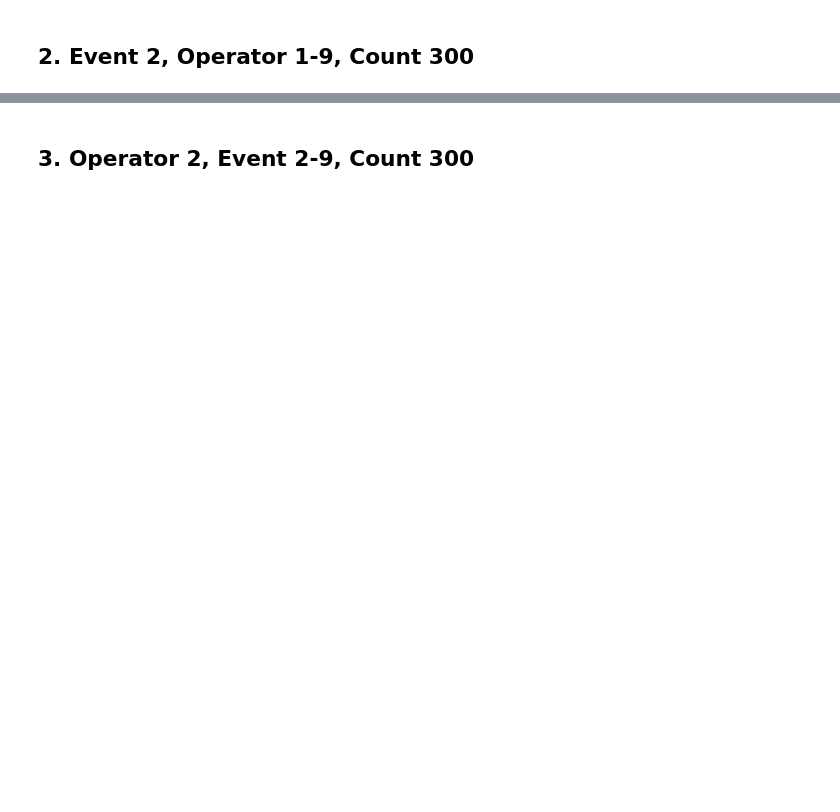
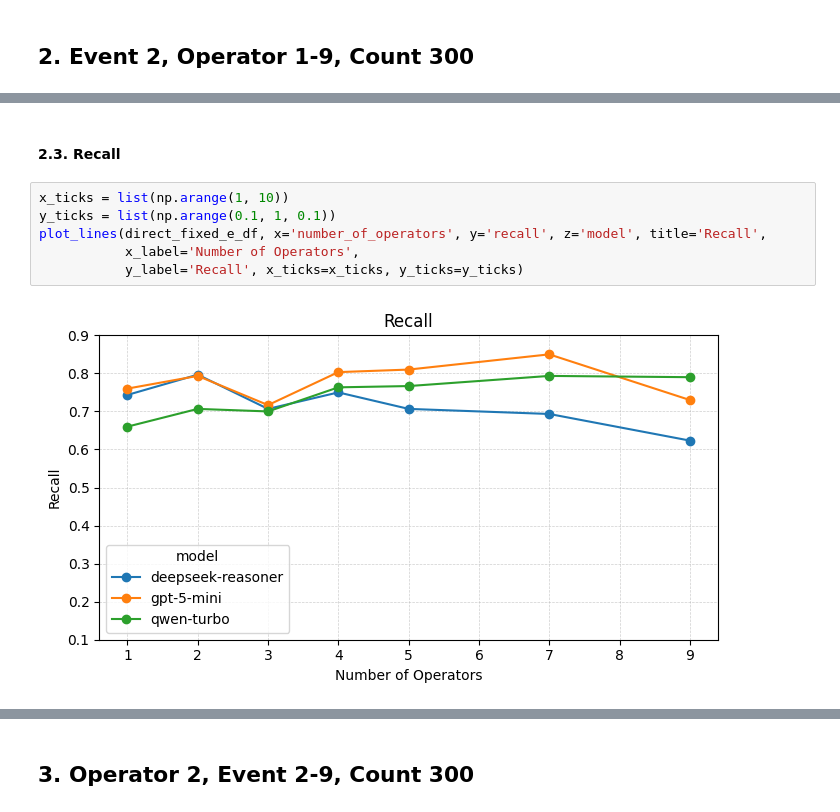
Before and after one commit to RutaTang/LTLBench, a Jupyter notebook: analysis.ipynb, the cells around one changed output, grey strips where cells are left out. Saved outputs shown, nothing was run; the diff lists cells and outputs as text; blank space fills up the shorter version.

```diff
--- a/analysis.ipynb
+++ b/analysis.ipynb
@@ -290,0 +393,10 @@ plot_lines(models_data_df, x='number_of_operators', y='auc', z='model', title='A
+# %% [markdown]
+#### 2.3. Recall
+# %%
+x_ticks = list(np.arange(1, 10))
+y_ticks = list(np.arange(0.1, 1, 0.1))
+plot_lines(direct_fixed_e_df, x='number_of_operators', y='recall', z='model', title='Recall',
+           x_label='Number of Operators',
+           y_label='Recall', x_ticks=x_ticks, y_ticks=y_ticks)
+# %% [output]
+[figure, added]
```
Also changed, not shown: parts of 183 cells of this notebook, 1 other file.
